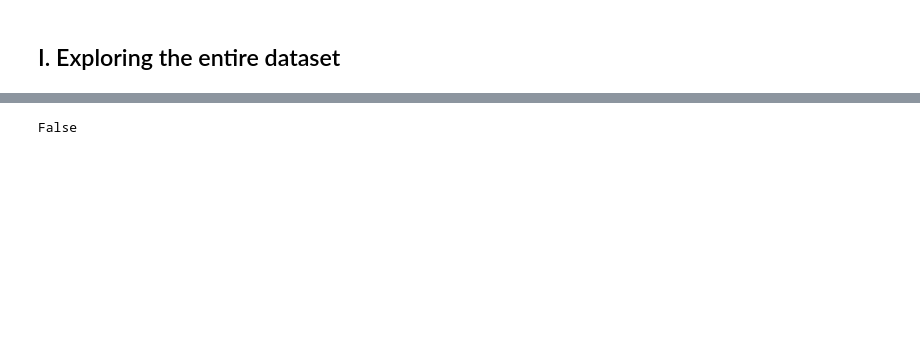
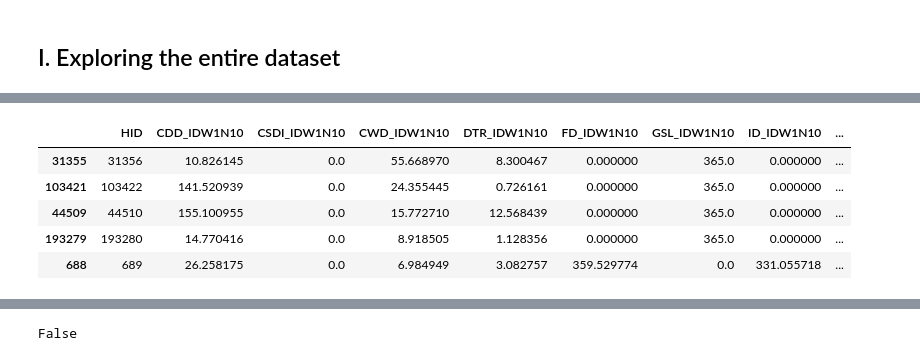
Before and after one commit to RyokoNod/sdm-asian-elephants, a Jupyter notebook: data_exploration/exploratory_analysis_etccdi.ipynb, the cells around one changed output, grey strips where cells are left out. Saved outputs shown, nothing was run; the diff lists cells and outputs as text; code cells hidden in the pictures; blank space fills up the shorter version.

```diff
--- a/data_exploration/exploratory_analysis_etccdi.ipynb
+++ b/data_exploration/exploratory_analysis_etccdi.ipynb
@@ -47 +49,12 @@ present.sample(5)
+# %%
+# reading the future data
+future = pd.read_csv(etccdi_futuref, sep="\t")
+future.sample(5)
+# %% [output]
+|  | HID | CDD_IDW1N10 | CSDI_IDW1N10 | CWD_IDW1N10 | DTR_IDW1N10 | FD_IDW1N10 | GSL_IDW1N10 | ID_IDW1N10 | ... |
+| 31355 | 31356 | 10.826145 | 0.0 | 55.668970 | 8.300467 | 0.000000 | 365.0 | 0.000000 | ... |
+| 103421 | 103422 | 141.520939 | 0.0 | 24.355445 | 0.726161 | 0.000000 | 365.0 | 0.000000 | ... |
+| 44509 | 44510 | 155.100955 | 0.0 | 15.772710 | 12.568439 | 0.000000 | 365.0 | 0.000000 | ... |
+| 193279 | 193280 | 14.770416 | 0.0 | 8.918505 | 1.128356 | 0.000000 | 365.0 | 0.000000 | ... |
+| 688 | 689 | 26.258175 | 0.0 | 6.984949 | 3.082757 | 359.529774 | 0.0 | 331.055718 | ... |
 # %%
```
Also changed, not shown: parts of 18 cells of this notebook, 1 other file.
